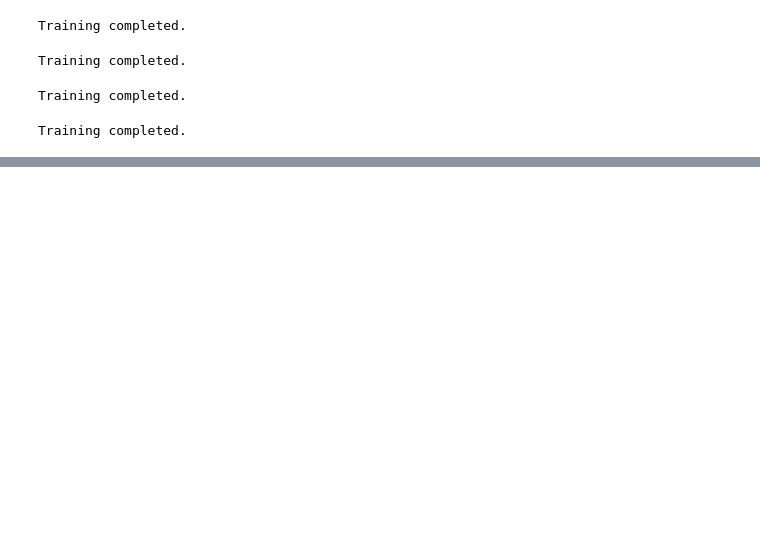
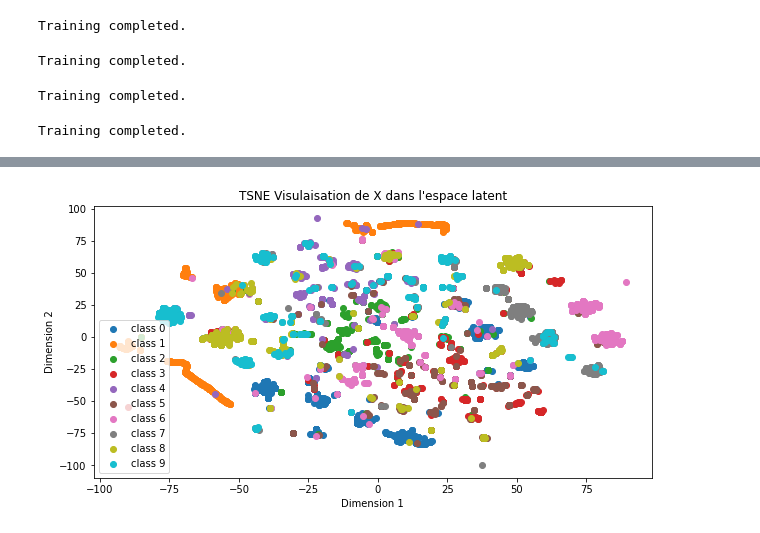
Before and after one commit to Amayas29/neural-networks, a Jupyter notebook: experimentations/autoencoder.ipynb, the cells around one changed output, grey strips where cells are left out. Drawn from its saved outputs; the diff is of its cells as text; code cells hidden in the pictures; blank space fills up the shorter version.

```diff
--- a/experimentations/autoencoder.ipynb
+++ b/experimentations/autoencoder.ipynb
@@ -153,0 +184,14 @@ optim.SGD(X_train, X_train, test_train_split=True, batch_size=batch_size, epochs
+# %%
+colors = {i: plt.cm.tab10(i) for i in range(10)}
+
+plt.figure(figsize=(10, 5))
+for cl in range(10):
+    plt.scatter(aff_enc[y_train == cl][:, 0], aff_enc[y_train == cl][:, 1], color=colors[cl], label=f"class {cl}")
+
+plt.xlabel("Dimension 1")
+plt.ylabel("Dimension 2")
+plt.title("TSNE Visulaisation de X dans l'espace latent")
+plt.legend()
+plt.show()
+# %% [output]
+[figure, added]
```
Also changed, not shown: parts of 15 cells of this notebook.
